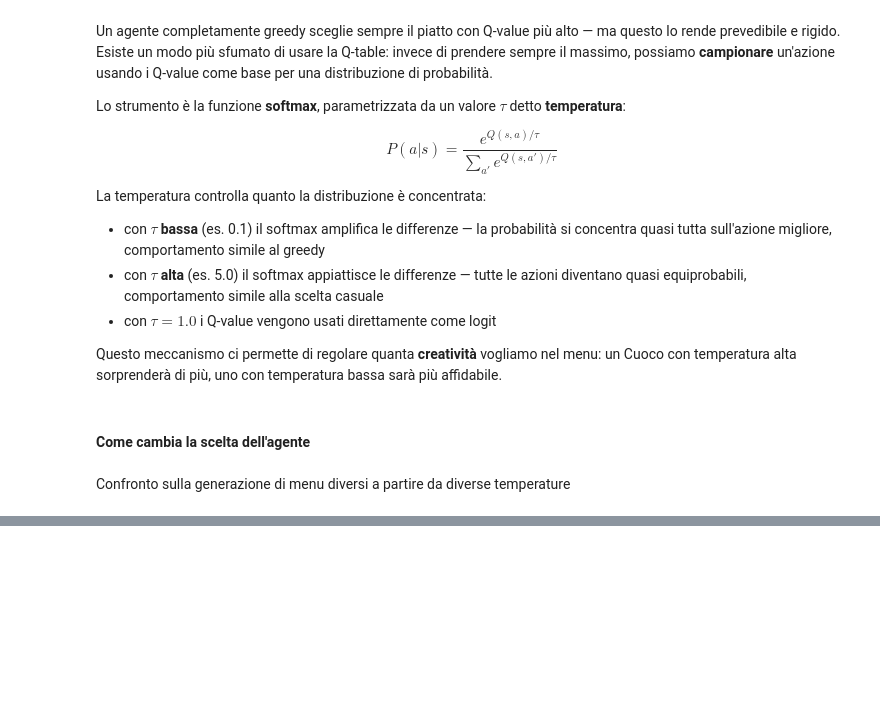
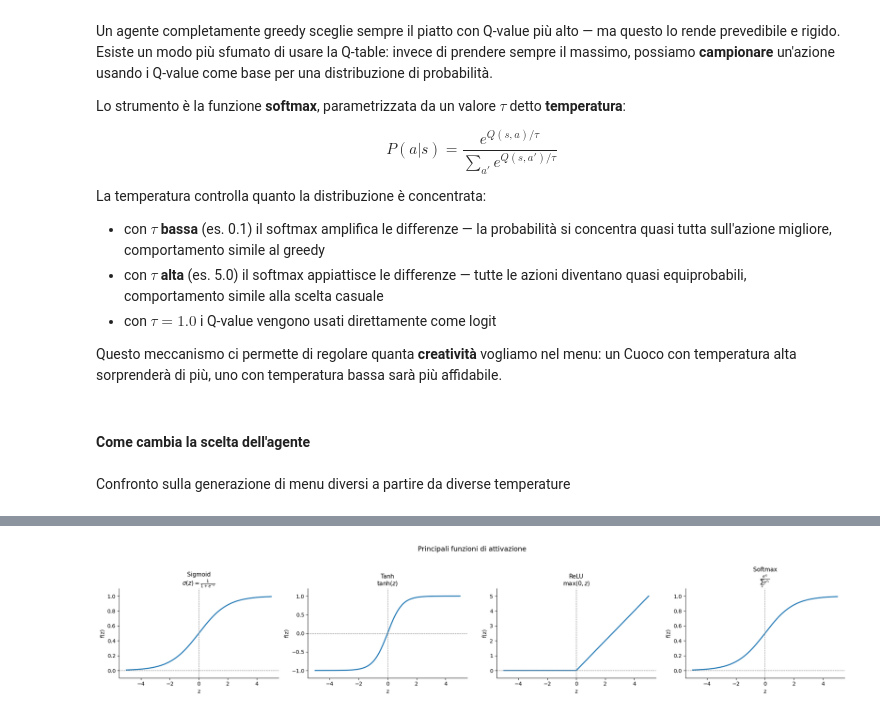
Before and after one commit to afflint/tdl, a Jupyter notebook: 2025-26/machine_learning.ipynb, the cells around one changed output, grey strips where cells are left out. Saved outputs shown, nothing was run; the diff lists cells and outputs as text; code cells hidden in the pictures; blank space fills up the shorter version.

```diff
--- a/2025-26/machine_learning.ipynb
+++ b/2025-26/machine_learning.ipynb
@@ -1121,0 +1536,50 @@ print_menus(agent, n=10, temperature=0.9)
+# %%
+import numpy as np
+import matplotlib.pyplot as plt
+import seaborn as sns
+
+# --- Activation functions ---
+
+def sigmoid(z):
+    return 1 / (1 + np.exp(-z))
+
+def tanh(z):
+    return np.tanh(z)
+
+def relu(z):
+    return np.maximum(0, z)
+
+def softmax_single(z):
+    """Softmax applied to a vector — shown here along a single axis
+    with all other logits fixed at zero for visualization purposes."""
+    z_vec = np.column_stack([np.zeros_like(z), z])
+    e     = np.exp(z_vec - z_vec.max(axis=1, keepdims=True))
+    return (e / e.sum(axis=1, keepdims=True))[:, 1]
+
+# --- Plot ---
+z = np.linspace(-5, 5, 300)
+
+functions = [
+    ('Sigmoid',  sigmoid(z),        r'$\sigma(z) = \frac{1}{1+e^{-z}}$',    (-0.1, 1.1)),
+    ('Tanh',     tanh(z),           r'$\tanh(z)$',                           (-1.2, 1.2)),
+    ('ReLU',     relu(z),           r'$\max(0, z)$',                         (-0.5, 5.5)),
+    ('Softmax',  softmax_single(z), r'$\frac{e^{z_j}}{\sum_k e^{z_k}}$',    (-0.1, 1.1)),
+]
+
+fig, axes = plt.subplots(1, 4, figsize=(20, 4))
+
+for ax, (name, values, formula, ylim) in zip(axes, functions):
+    sns.lineplot(x=z, y=values, ax=ax, linewidth=2)
+    ax.axhline(0, color='gray', linewidth=0.8, linestyle='--')
+    ax.axvline(0, color='gray', linewidth=0.8, linestyle='--')
+    ax.set_title(f'{name}\n{formula}', fontsize=11)
+    ax.set_xlabel('z')
+    ax.set_ylabel('f(z)')
+    ax.set_ylim(ylim)
+
+sns.despine()
+plt.suptitle('Principali funzioni di attivazione', fontsize=13, y=1.02)
+plt.tight_layout()
+plt.show()
+# %% [output]
+[figure, added]
```
Also changed, not shown: parts of 29 cells of this notebook, 1 other file.
